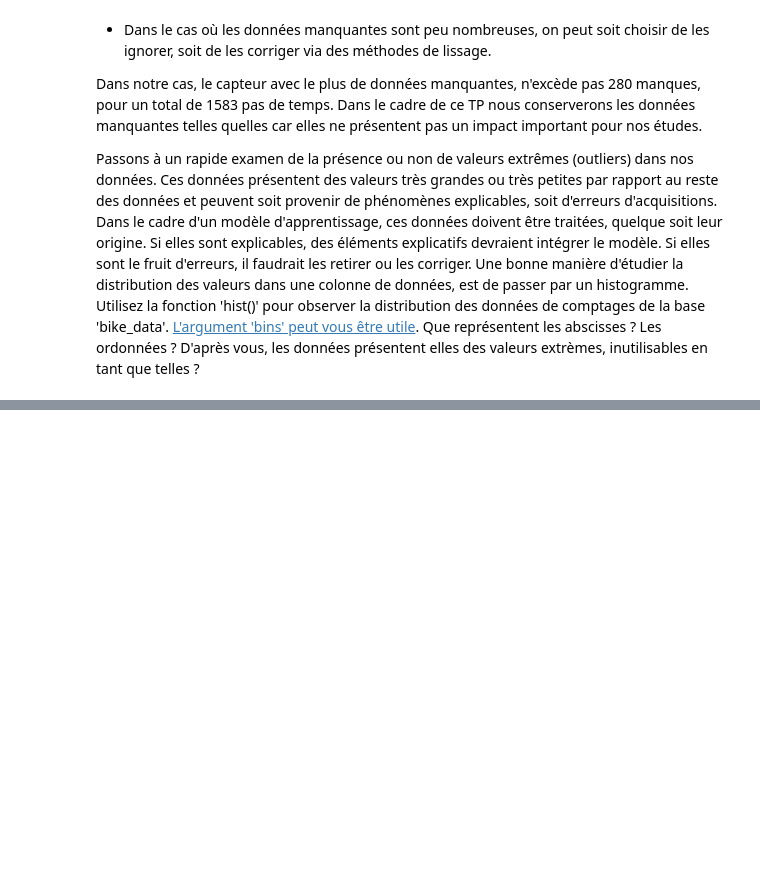
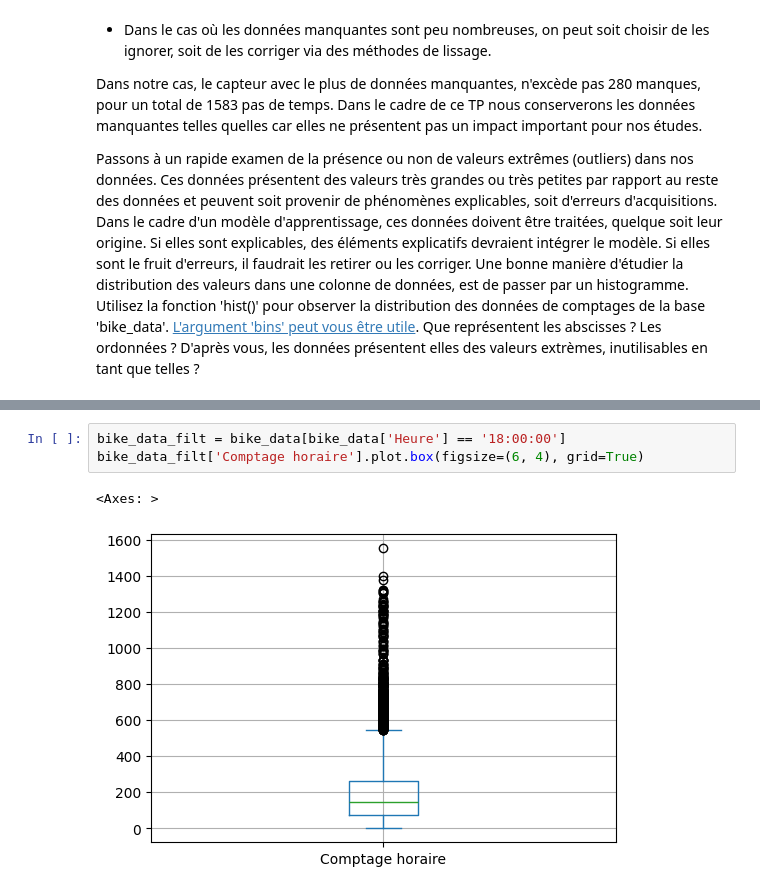
Before and after one commit to pdenailly/Atelier_bikes, a Jupyter notebook: ACTIVITE1.ipynb, the cells around one changed output, grey strips where cells are left out. Drawn from its saved outputs; the diff is of its cells as text; blank space fills up the shorter version.

```diff
--- a/ACTIVITE1.ipynb
+++ b/ACTIVITE1.ipynb
@@ -193,0 +288,6 @@ bike_data['Comptage horaire'].hist(bins=20)  # Vous pouvez ajuster le nombre de
+# %%
+bike_data_filt = bike_data[bike_data['Heure'] == '18:00:00']
+bike_data_filt['Comptage horaire'].plot.box(figsize=(6, 4), grid=True)
+# %% [output]
+<Axes: >
+[figure, added]
```
Also changed, not shown: parts of 29 cells of this notebook.
